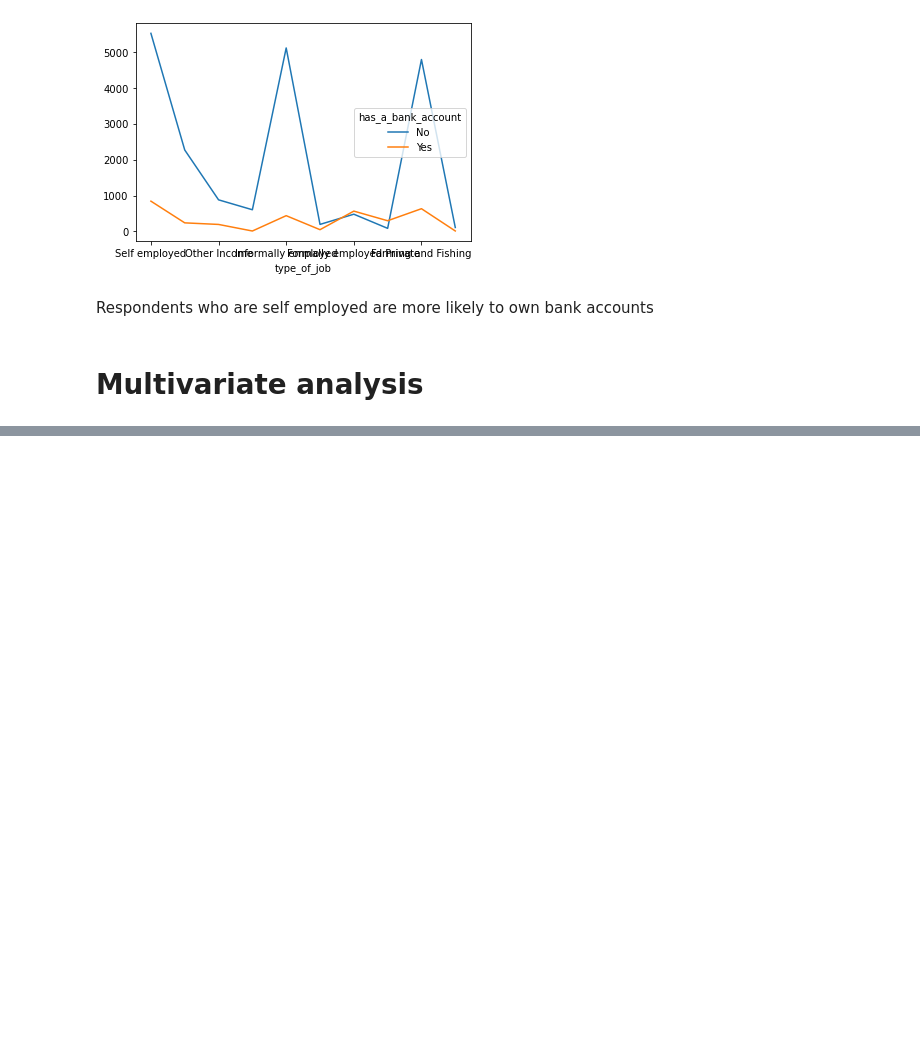
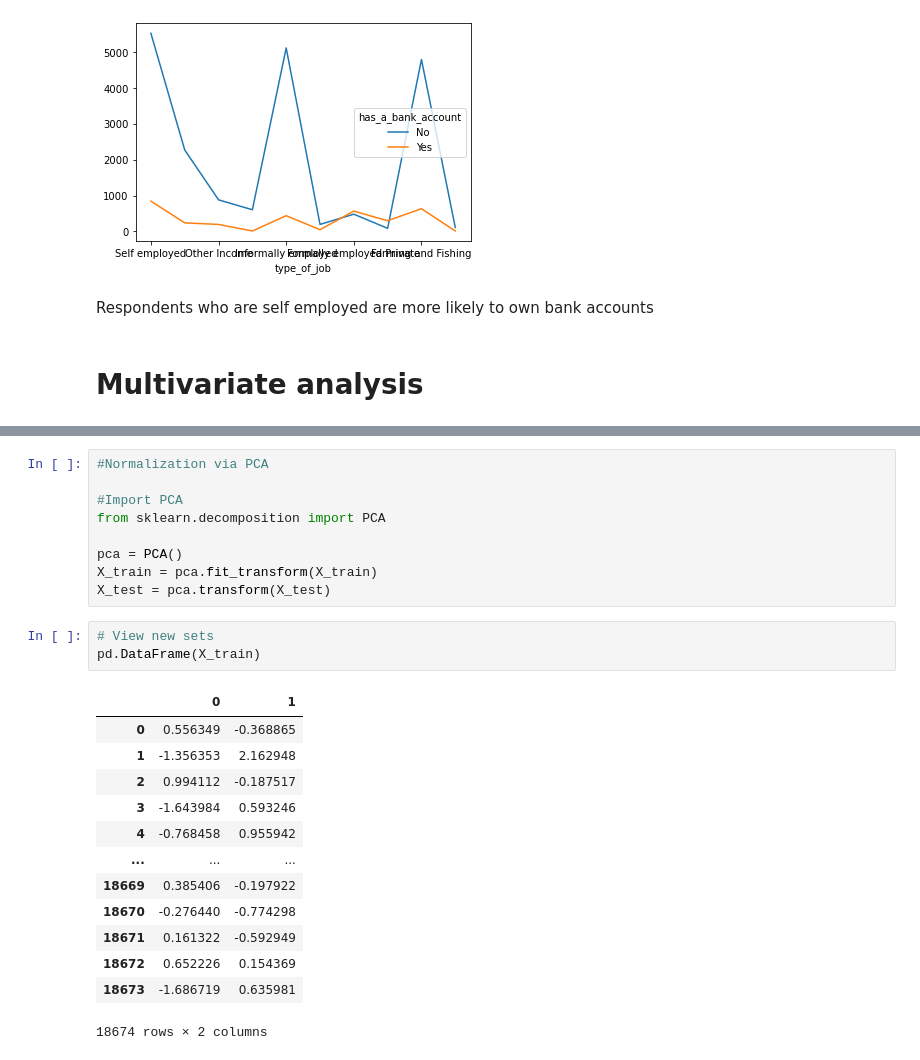
Before and after one commit to mbururyan/financial-inclusion-KE, a Jupyter notebook: financial_inclusion_WK2_IP.ipynb, the cells around one changed output, grey strips where cells are left out. Drawn from its saved outputs; the diff is of its cells as text; blank space fills up the shorter version.

```diff
--- a/financial_inclusion_WK2_IP.ipynb
+++ b/financial_inclusion_WK2_IP.ipynb
@@ -807,0 +886,26 @@ Respondents who are self employed are more likely to own bank accounts
+# %%
+#Normalization via PCA
+
+#Import PCA
+from sklearn.decomposition import PCA
+
+pca = PCA()
+X_train = pca.fit_transform(X_train)
+X_test = pca.transform(X_test)
+# %%
+# View new sets
+pd.DataFrame(X_train)
+# %% [output]
+|  | 0 | 1 |
+| 0 | 0.556349 | -0.368865 |
+| 1 | -1.356353 | 2.162948 |
+| 2 | 0.994112 | -0.187517 |
+| 3 | -1.643984 | 0.593246 |
+| 4 | -0.768458 | 0.955942 |
+| ... | ... | ... |
+| 18669 | 0.385406 | -0.197922 |
+| 18670 | -0.276440 | -0.774298 |
+| 18671 | 0.161322 | -0.592949 |
+| 18672 | 0.652226 | 0.154369 |
+| 18673 | -1.686719 | 0.635981 |
+18674 rows × 2 columns
```
Also changed, not shown: parts of 19 cells of this notebook.
